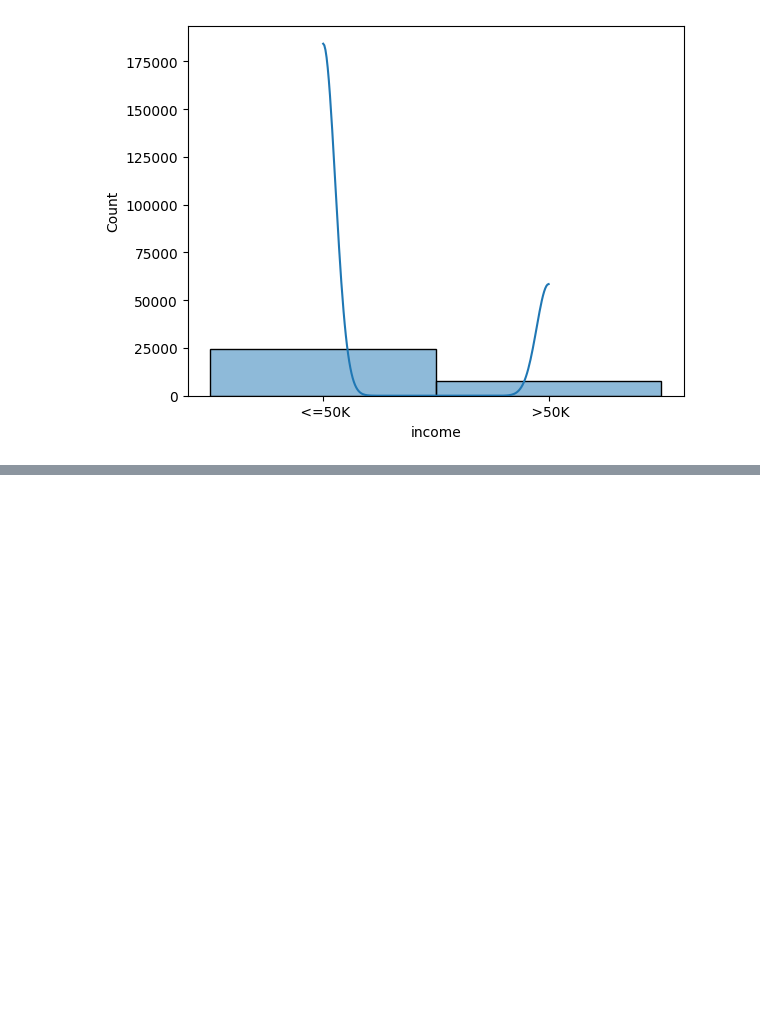
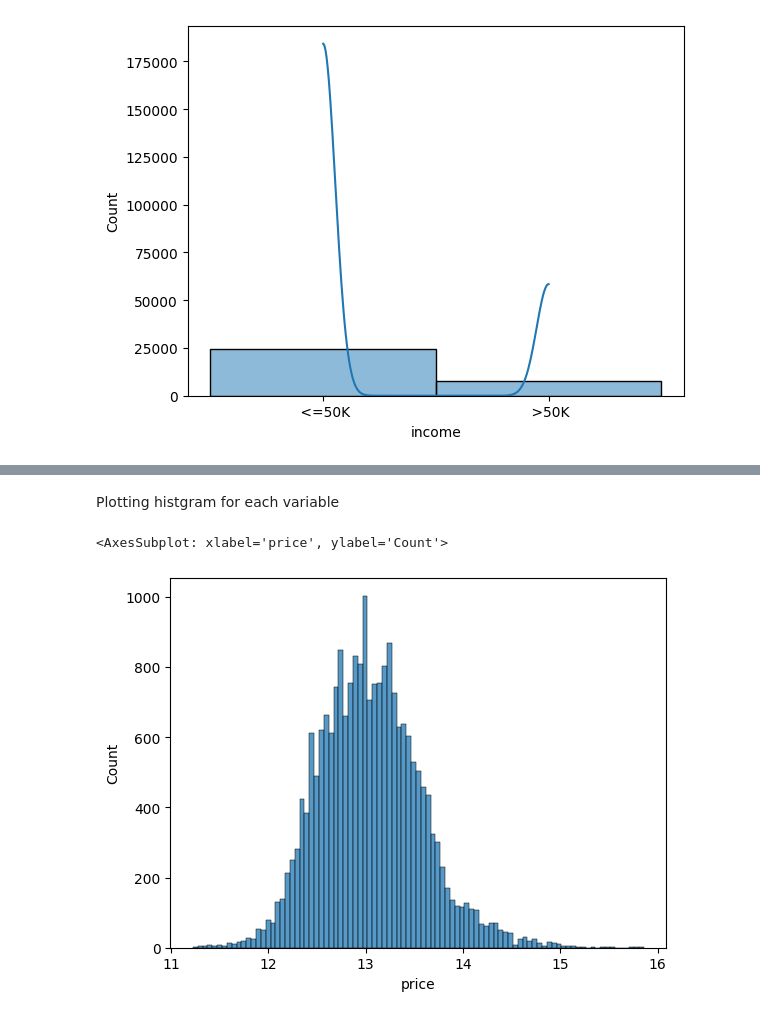
Before and after one commit to lps08/statistic-ds-ml, a Jupyter notebook: statistical_distributions/distributions.ipynb, the cells around one changed output, grey strips where cells are left out. Drawn from its saved outputs; the diff is of its cells as text; code cells hidden in the pictures; blank space fills up the shorter version.

```diff
--- a/statistical_distributions/distributions.ipynb
+++ b/statistical_distributions/distributions.ipynb
@@ -545,0 +821,7 @@ plot_hist(census['income']) #bernoulli
+# %% [markdown]
+Plotting histgram for each variable
+# %%
+sns.histplot(price_log)
+# %% [output]
+<AxesSubplot: xlabel='price', ylabel='Count'>
+[figure, added]
```
Also changed, not shown: parts of 103 cells of this notebook.
